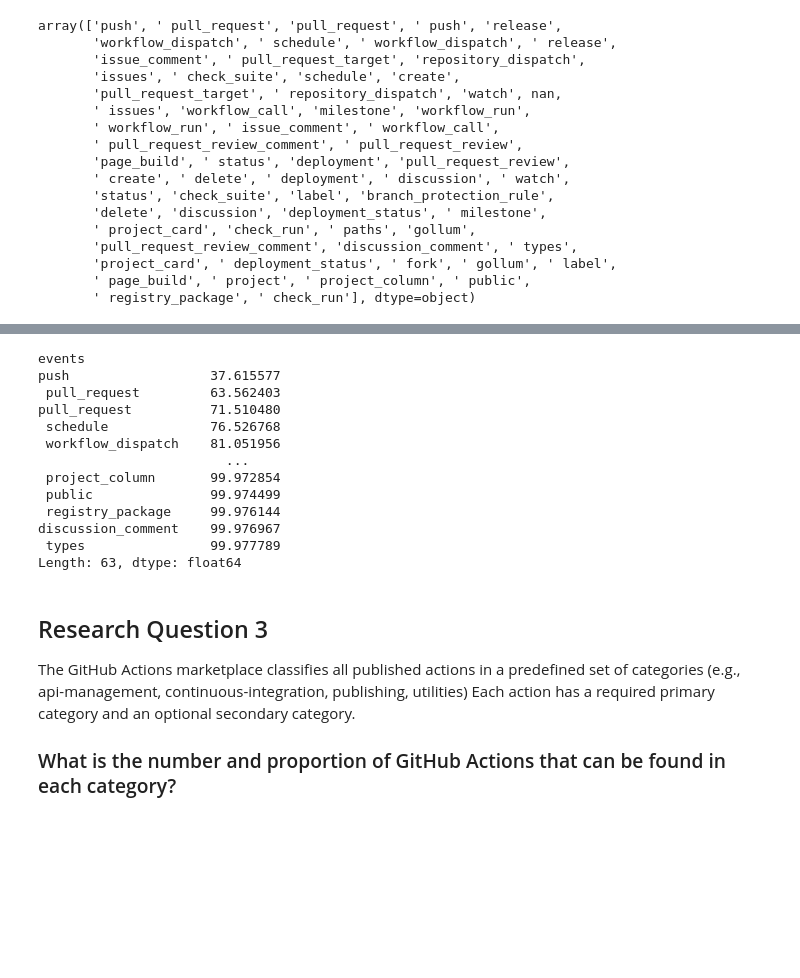
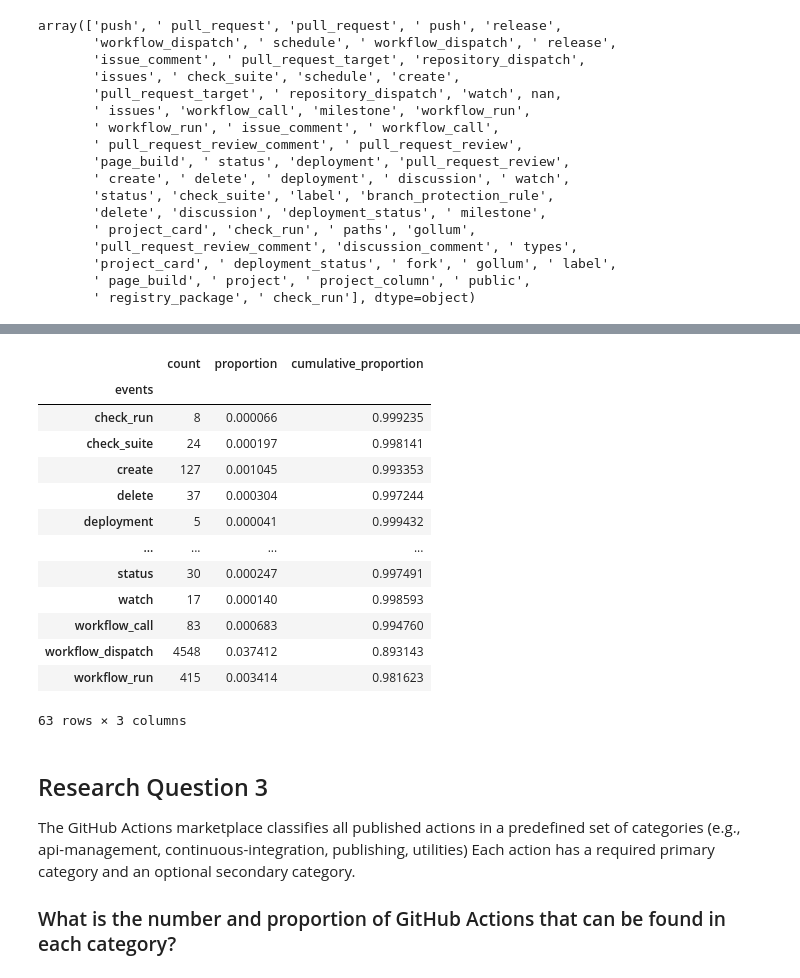
Before and after one commit to clementsamain/data-analysis, a Jupyter notebook: notebooks/questions.ipynb, the cells around one changed output, grey strips where cells are left out. Cells and saved outputs as stored; diff of their text form; code cells hidden in the pictures; blank space fills up the shorter version.

```diff
--- a/notebooks/questions.ipynb
+++ b/notebooks/questions.ipynb
@@ -172,5 +175,7 @@ array(['push', ' pull_request', 'pull_request', ' push', 'release',
        ' registry_package', ' check_run'], dtype=object)
 # %%
 #Quantify the number of workflows grouped by event
-df_workflows.groupby('events').size()
+df = pd.DataFrame(df_workflows.groupby('events').size())
+df.columns = ['count']
+df
 # %% [output]
@@ -190,4 +196,5 @@ Length: 63, dtype: int64
 # %%
-#Quantify the proportion of workflows grouped by event
-df_workflows.groupby('events').size() / df_workflows.shape[0] * 100
+#Quantify the proportion of workflows grouped by event and put them into the df dataframe
+df['proportion'] = df['count'] / df_workflows.shape[0]
+df
 # %% [output]
@@ -224,20 +233,22 @@ Length: 63, dtype: float64
 # %%
-#quantify the cumulative proportion of workflows (cumulative : The cumulative proportion is calculated by dividing the cumulative frequency by the total frequency.)
-df_workflows.groupby('events').size().sort_values(ascending=False).cumsum() / df_workflows.shape[0] * 100
+#quantify the cumulative proportion of workflows (cumulative : The cumulative proportion is calculated by dividing the cumulative frequency by the total frequency.) and put them into the df dataframe
+df['cumulative_proportion'] = df_workflows.groupby('events').size().sort_values(ascending=False).cumsum() / df_workflows.shape[0]
+df
 # %% [output]
+|  | count | proportion | cumulative_proportion |
+| events |  |  |  |
+| check_run | 8 | 0.000066 | 0.999235 |
+| check_suite | 24 | 0.000197 | 0.998141 |
+| create | 127 | 0.001045 | 0.993353 |
+| delete | 37 | 0.000304 | 0.997244 |
+| deployment | 5 | 0.000041 | 0.999432 |
+| ... | ... | ... | ... |
+| status | 30 | 0.000247 | 0.997491 |
+| watch | 17 | 0.000140 | 0.998593 |
+| workflow_call | 83 | 0.000683 | 0.994760 |
+| workflow_dispatch | 4548 | 0.037412 | 0.893143 |
+| workflow_run | 415 | 0.003414 | 0.981623 |
-events
-push                  37.615577
- pull_request         63.562403
-pull_request          71.510480
- schedule             76.526768
- workflow_dispatch    81.051956
-                        ...
- project_column       99.972854
- public               99.974499
- registry_package     99.976144
-discussion_comment    99.976967
- types                99.977789
-Length: 63, dtype: float64
+63 rows × 3 columns
 # %% [markdown]
 ## Research Question 3
 
```
Also changed, not shown: parts of 5 cells of this notebook.
